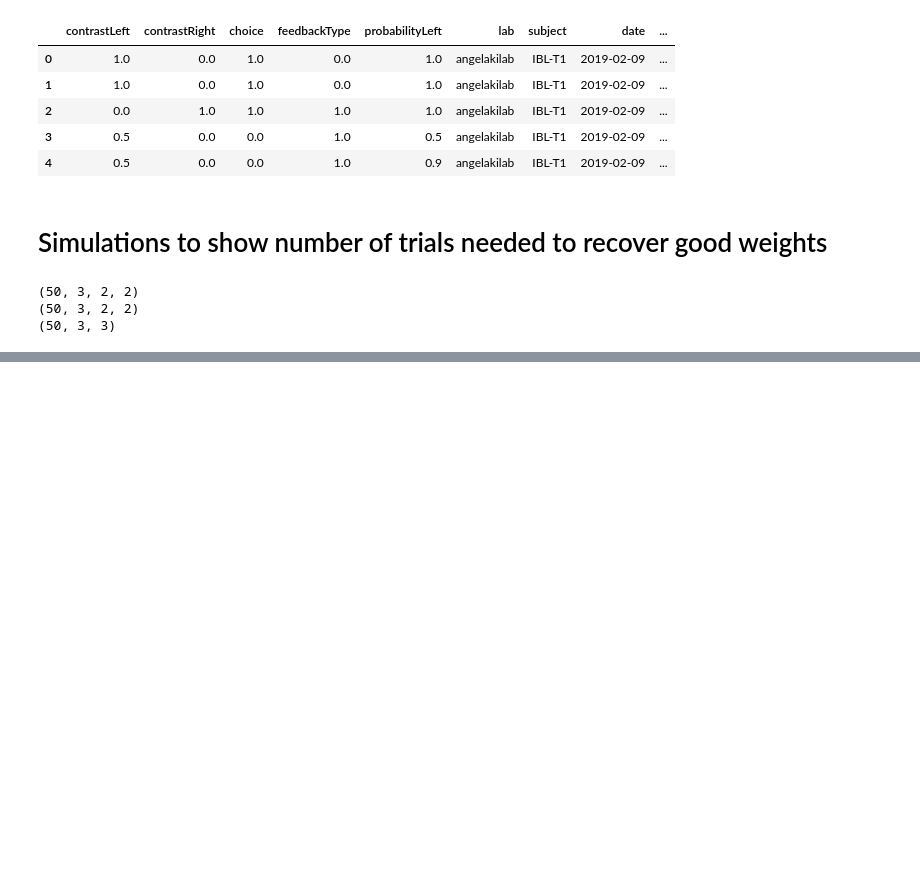
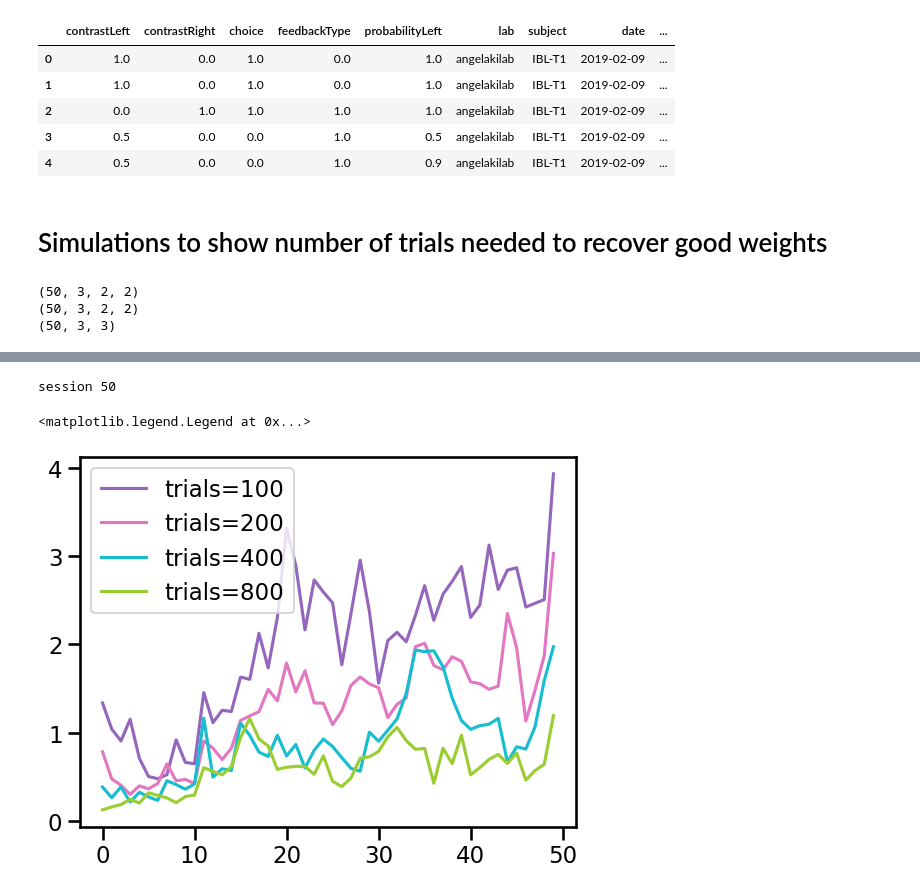
Before and after one commit to lenca56/dynamic_glmhmm, a Jupyter notebook: code/Reviews_IBL copy.ipynb, the cells around one changed output, grey strips where cells are left out. Cells and saved outputs as stored; diff of their text form; code cells hidden in the pictures; blank space fills up the shorter version.

```diff
--- a/code/Reviews_IBL copy.ipynb
+++ b/code/Reviews_IBL copy.ipynb
@@ -258,0 +294,14 @@ np.savez(f'../simulations/dynamicGLMHMM_simulation_NatComms_sample={Nsample}_Nse
+# %%
+fig, axes = plt.subplots()
+for Nsess in sessions[1:]:
+    idxsess = sessions.index(Nsess)
+    print(f'session {Nsess}')
+    for Ntrial in trials:
+        idxtrial = trials.index(Ntrial)
+        axes.plot(mse[:Nsess,idxsess,idxtrial,:,1].mean(axis=-1), color=colormap[idxtrial], label=f'trials={Ntrial}')
+
+axes.legend()
+# %% [output]
+session 50
+<matplotlib.legend.Legend at 0x...>
+[figure, added]
```
Also changed, not shown: parts of 8 cells of this notebook, 14 other files.
